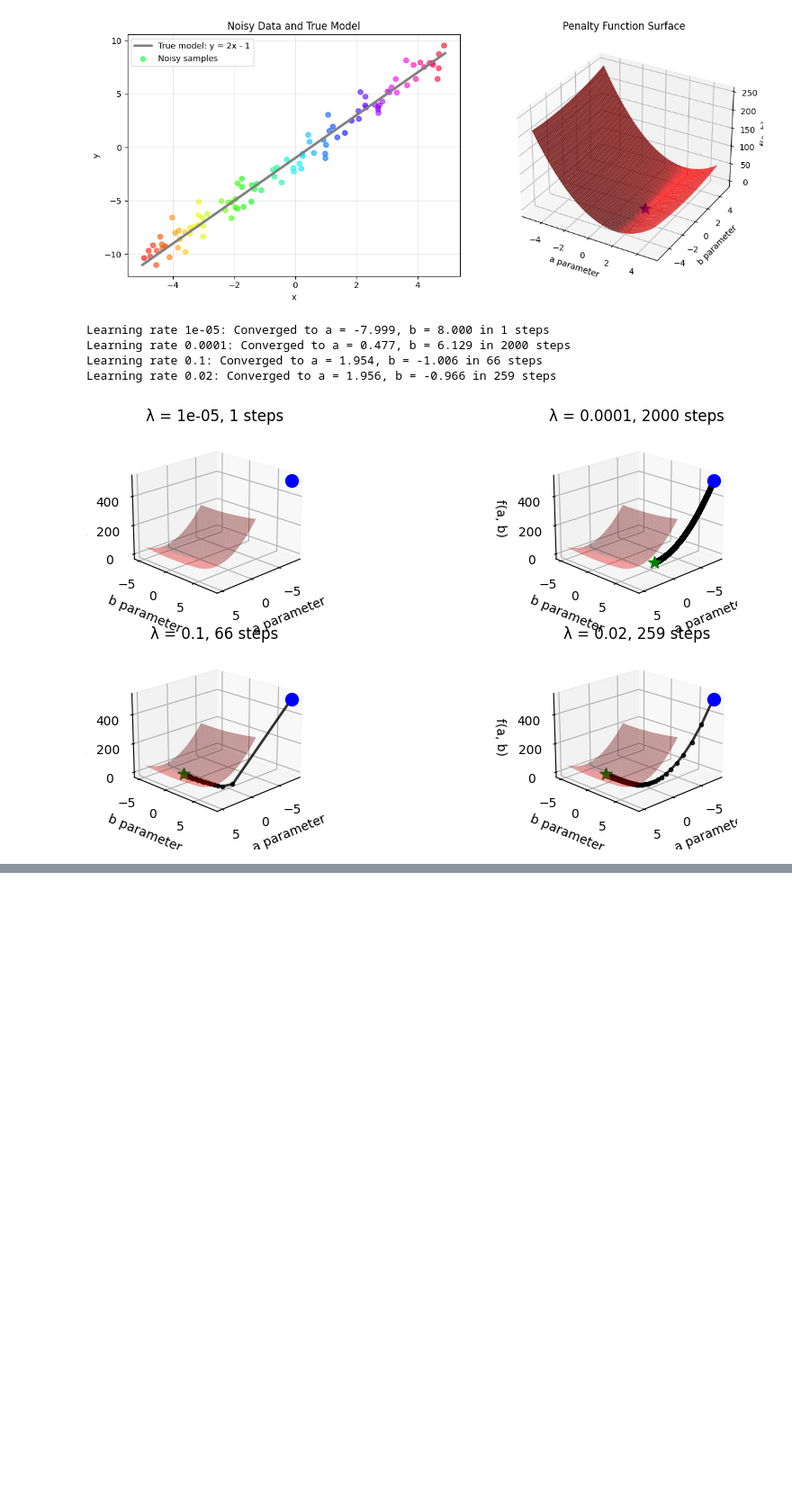
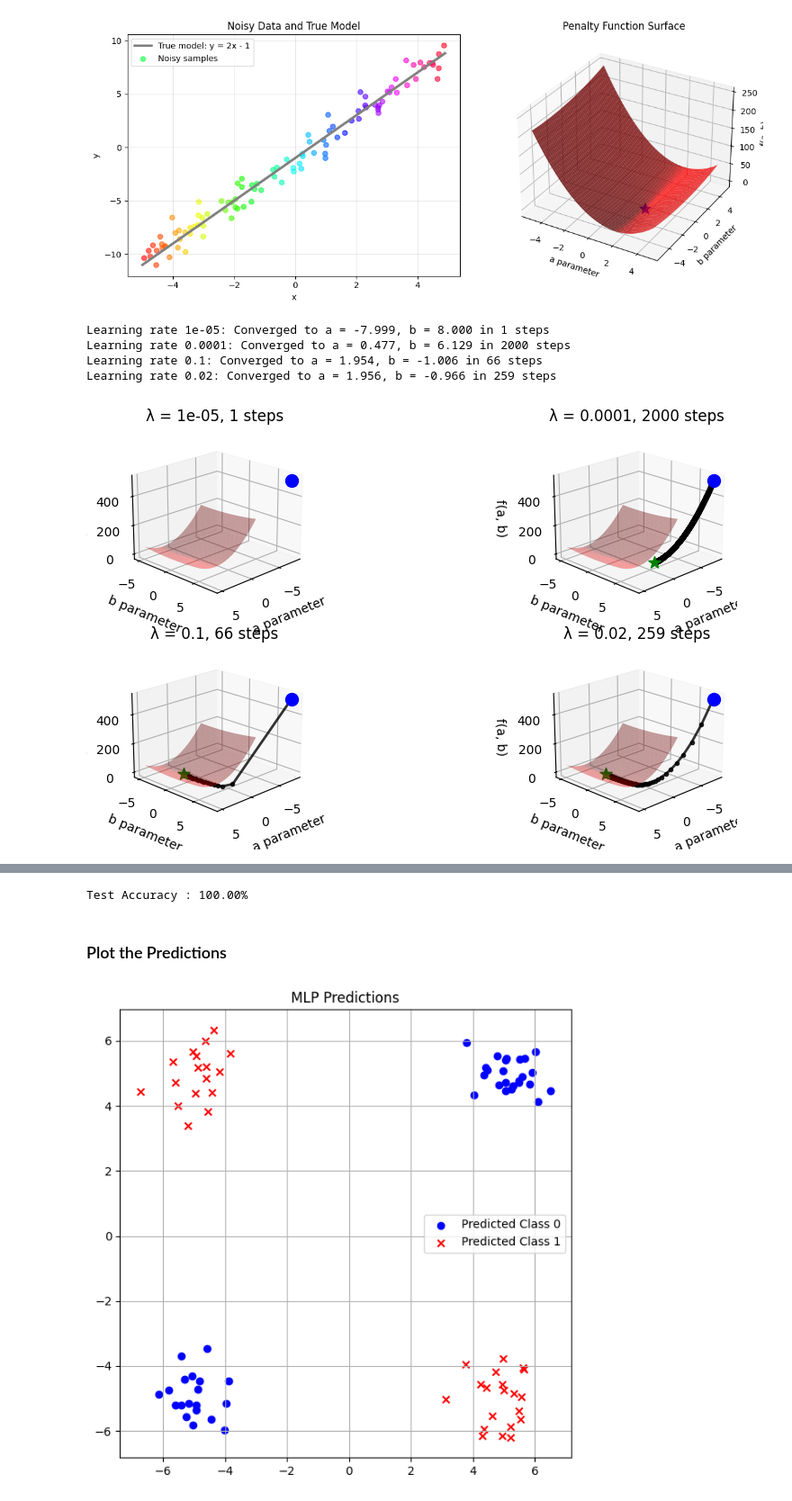
Before and after one commit to Himanshu7921/joanna-ai-coursework, a Jupyter notebook: joanna_ml_classes/09_solving_assignments/example.ipynb, the cells around one changed output, grey strips where cells are left out. Shown at 90% size. Cells and saved outputs as stored; diff of their text form; code cells hidden in the pictures; blank space fills up the shorter version.

```diff
--- a/joanna_ml_classes/09_solving_assignments/example.ipynb
+++ b/joanna_ml_classes/09_solving_assignments/example.ipynb
@@ -178,0 +523,7 @@ Learning rate 0.02: Converged to a = 1.956, b = -0.966 in 259 steps
+# %%
+mlp = MLP(in_dim = 2, hidden_dim = 8, out_dim = 2, n_layers = 5)
+out_features = 2
+sigmoid_fn = Sigmoid()
+loss_fn = MSELoss()
+lr = 0.1
+EPOCHS = 100
@@ -178,0 +572,37 @@ Learning rate 0.02: Converged to a = 1.956, b = -0.966 in 259 steps
+# %%
+logits = mlp(X_test)
+probs = sigmoid_fn(logits)
+preds = np.argmax(probs, axis=1)
+true = np.argmax(y_test, axis=1)
+
+accuracy = np.mean(preds == true)
+
+print(f"Test Accuracy : {accuracy*100:.2f}%")
+# %% [output]
+Test Accuracy : 100.00%
+# %% [markdown]
+### Plot the Predictions
+# %%
+plt.figure(figsize=(7,7))
+
+plt.scatter(
+    X_test[preds==0][:,0],
+    X_test[preds==0][:,1],
+    color="blue",
+    label="Predicted Class 0"
+)
+
+plt.scatter(
+    X_test[preds==1][:,0],
+    X_test[preds==1][:,1],
+    color="red",
+    marker="x",
+    label="Predicted Class 1"
+)
+
+plt.legend()
+plt.grid(True)
+plt.title("MLP Predictions")
+plt.show()
+# %% [output]
+[figure, added]
```
Also changed, not shown: parts of 25 cells of this notebook.
